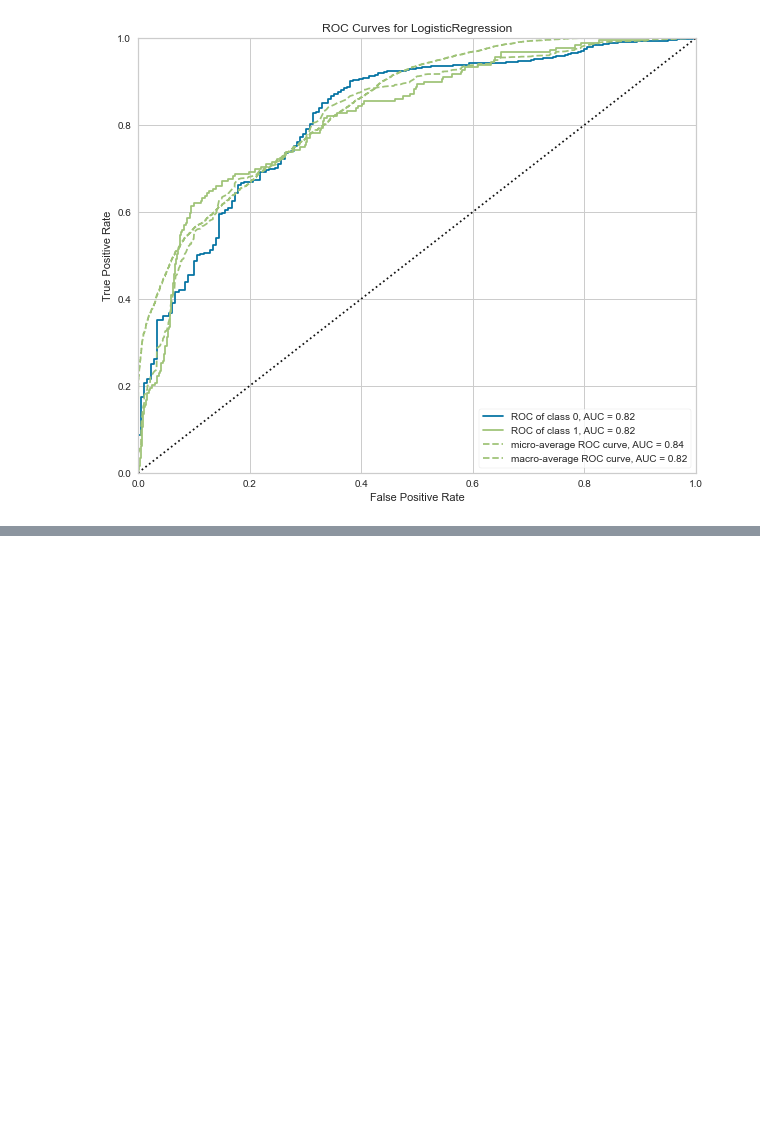
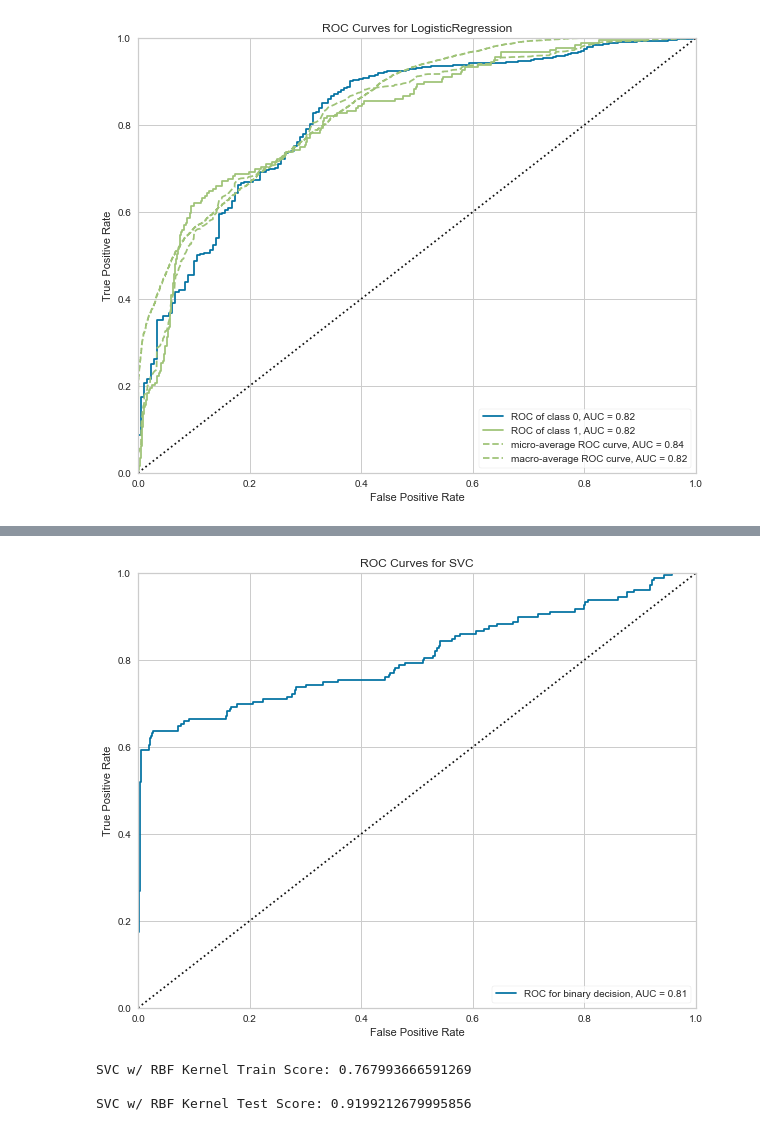
Before and after one commit to dvh549/Financial_Analytics, a Jupyter notebook: WOE_Notebook.ipynb, the cells around one changed output, grey strips where cells are left out. Saved outputs shown, nothing was run; the diff lists cells and outputs as text; code cells hidden in the pictures; blank space fills up the shorter version.

```diff
--- a/WOE_Notebook.ipynb
+++ b/WOE_Notebook.ipynb
@@ -446,0 +486,19 @@ plt.show()
+# %%
+plt.rcParams["figure.figsize"] = (10,8)
+plot_ROC_curve(classif_lnr, X_balanced, y_balanced, X_test, y_test)
+plt.show()
+# %% [output]
+[figure, added]
+# %%
+classif_rbf = SVC(kernel="rbf", probability=False, random_state=42)
+classif_rbf.fit(X_balanced, y_balanced)
+svc_rbf_train_score = classif_rbf.score(X_balanced, y_balanced)
+svc_rbf_test_score = classif_rbf.score(X_test, y_test)
+svc_rbf_pred = classif_rbf.predict(X_test)
+
+print(f"SVC w/ RBF Kernel Train Score: {svc_rbf_train_score}\n")
+print(f"SVC w/ RBF Kernel Test Score: {svc_rbf_test_score}\n")
+# %% [output]
+SVC w/ RBF Kernel Train Score: 0.767993666591269
+
+SVC w/ RBF Kernel Test Score: 0.9199212679995856
```
Also changed, not shown: parts of 8 cells of this notebook.
